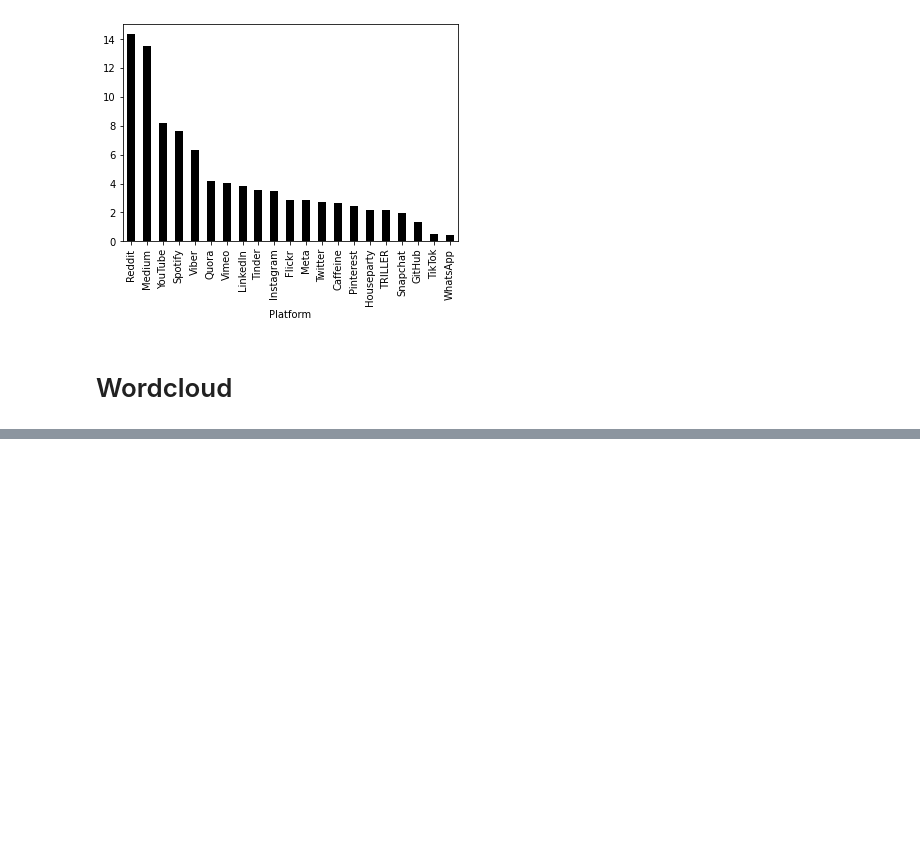
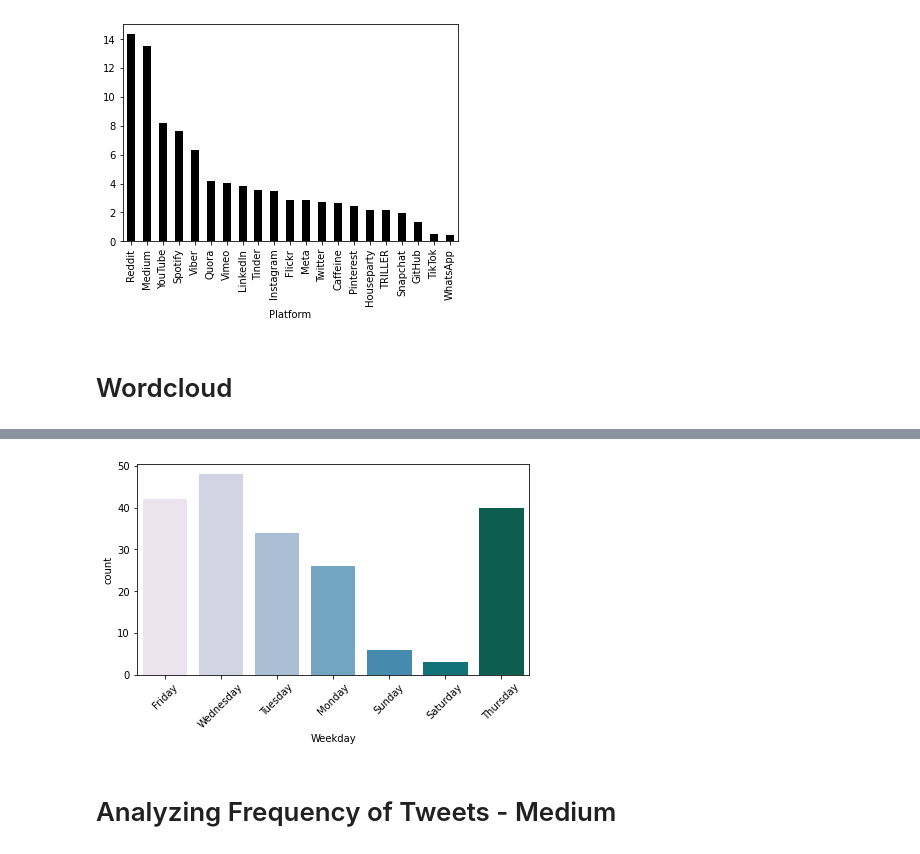
Before and after one commit to ginelledsouza/Twitter_API, a Jupyter notebook: Twitter Analysis.ipynb, the cells around one changed output, grey strips where cells are left out. Saved outputs shown, nothing was run; the diff lists cells and outputs as text; code cells hidden in the pictures; blank space fills up the shorter version.

Commit message:
Analysis

```diff
--- a/Twitter Analysis.ipynb
+++ b/Twitter Analysis.ipynb
@@ -145,0 +148,12 @@ Platform: Viber
+# %%
+value = randint(0, len(colors)-1)
+
+user_analysis = user.copy()
+
+user_analysis.set_index('User Name',inplace=True,drop=True)
+user_analysis.index.name = "Platform"
+
+user_analysis.sort_values("Average Tweets",inplace=True,ascending=False)
+user_analysis = user_analysis.iloc[:5,:]
+
+user_analysis
@@ -145,0 +221,11 @@ Platform: Viber
+# %%
+value = randint(0, len(colors)-1)
+
+sns.countplot(x ='Weekday', data = data, palette = colors[value])
+plt.xticks(rotation=45)
+
+plt.tight_layout(pad=0.3)
+# %% [output]
+[figure, added]
+# %% [markdown]
+# Analyzing Frequency of Tweets - Medium
```
Also changed, not shown: parts of 8 cells of this notebook.
